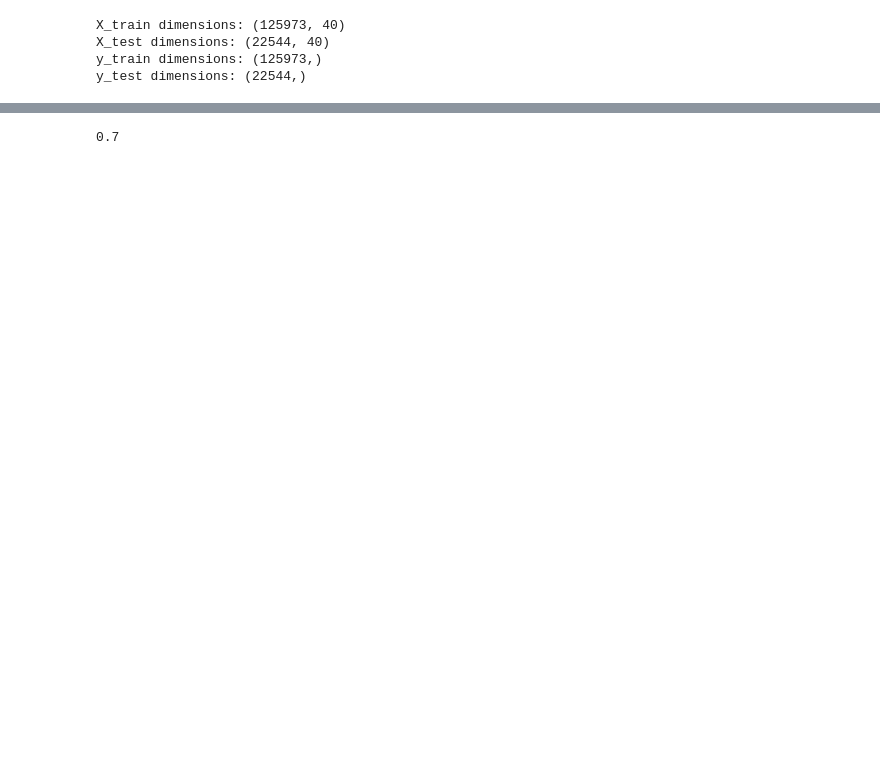
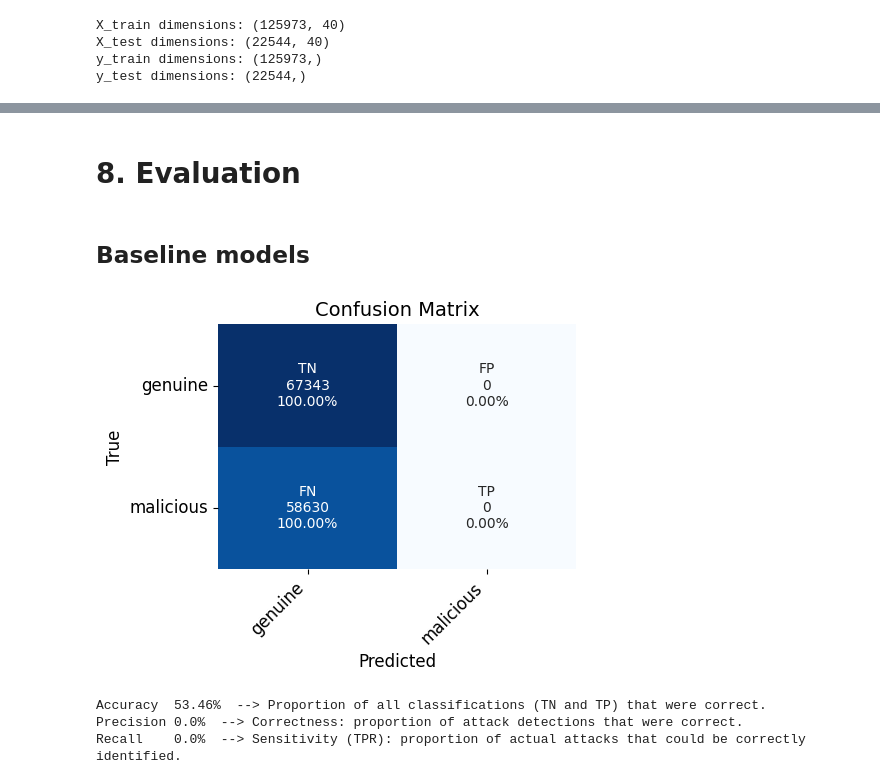
Before and after one commit to A-Lachs/cs-intrusion-detection-system, a Jupyter notebook: model/model.ipynb, the cells around one changed output, grey strips where cells are left out. Cells and saved outputs as stored; diff of their text form; code cells hidden in the pictures; blank space fills up the shorter version.

Commit message:
add model evaluation functions

```diff
--- a/model/model.ipynb
+++ b/model/model.ipynb
@@ -261,0 +319,3 @@ def model_risky_protocol_prediction(data):
+# %%
+# basic random forest model
+pipeline_rand_forest.fit(X_train,y_train)
@@ -261,0 +403,11 @@ def model_risky_protocol_prediction(data):
+# %%
+# do a randomized grid search if time is of the essence
+grid_rand_forest = RandomizedSearchCV(pipeline_rand_forest,
+                                      param_grid2,
+                                      cv=5,
+                                      n_iter = 5,
+                                      verbose=10,
+                                      #scoring='f1_weighted',
+                                      n_jobs=-1)
+
+grid_rand_forest.fit(X_train, y_train) # totalling 25 fits (Fitting 5 folds for each of 5 candidates)
@@ -262,10 +440,10 @@ def model_risky_protocol_prediction(data):
 # %%
 # make predictions usinge baseline models
-m1_train_pred = model_genuine_prediction(X_train)
-m1_test_pred = model_genuine_prediction(X_test)
+m1_train_pred = baseline_model_genuine(X_train)
+m1_test_pred = baseline_model_genuine(X_test)
 
-m2_train_pred = model_random_prediction(X_train)
-m2_test_pred = model_random_prediction(X_test)
+m2_train_pred = baseline_model_random(X_train)
+m2_test_pred = baseline_model_random(X_test)
 
-m3_train_pred = model_risky_protocol_prediction(X_train)
-m3_test_pred = model_risky_protocol_prediction(X_test)
+m3_train_pred = baseline_model_risky_protocol(X_train)
+m3_test_pred = baseline_model_risky_protocol(X_test)
@@ -358,4 +449,0 @@ weighted avg       0.69      0.58      0.48    125973
-# %%
-(.84+0.56)/2
-# %% [output]
-0.7
@@ -361,0 +457,12 @@ weighted avg       0.69      0.58      0.48    125973
+# %% [markdown]
+# 8. Evaluation
+# %% [markdown]
+## Baseline models
+# %%
+# B1 train : always predict 0 (normal network traffic)
+plot_confusion_matrix(y_train, m1_train_pred, ["genuine", "malicious"], normalize='true', verbose=1)
+# %% [output]
+[figure, added]
+Accuracy  53.46%  --> Proportion of all classifications (TN and TP) that were correct.
+Precision 0.0%  --> Correctness: proportion of attack detections that were correct.
+Recall    0.0%  --> Sensitivity (TPR): proportion of actual attacks that could be correctly identified.
```
Also changed, not shown: parts of 49 cells of this notebook, 1 other file.
